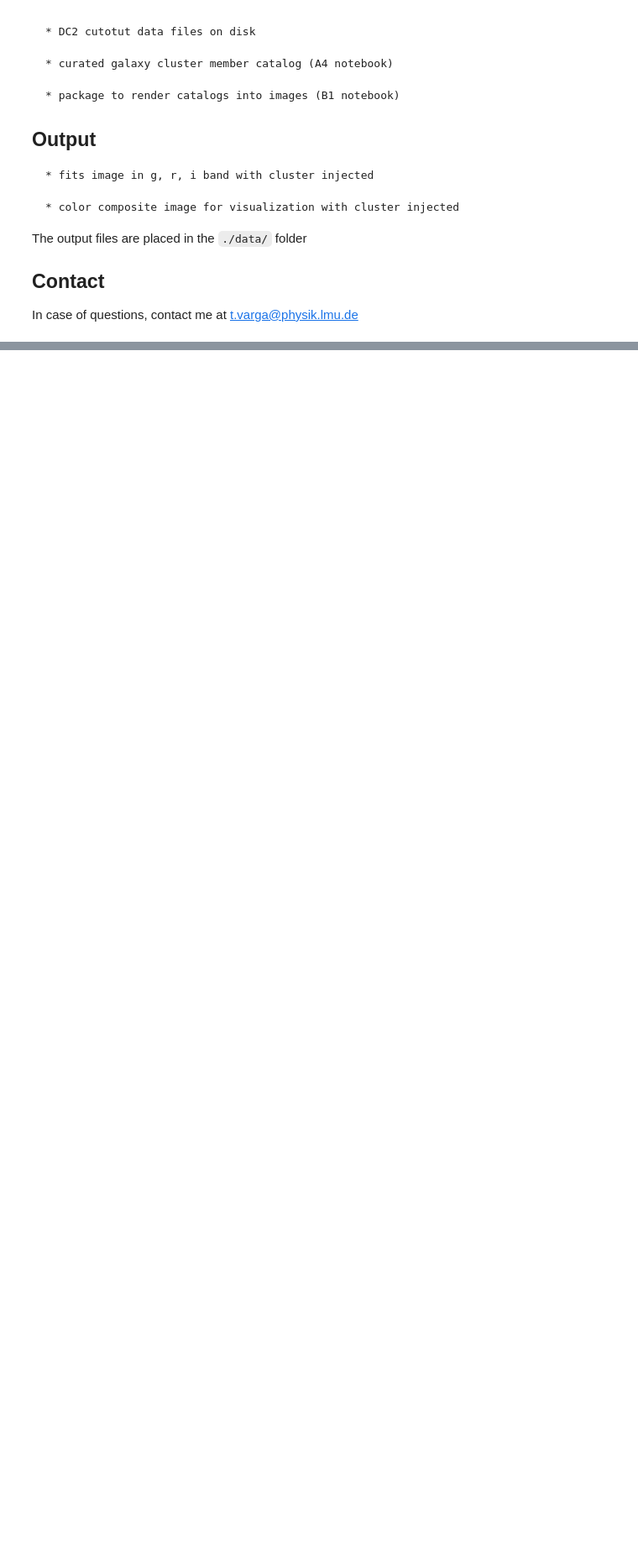
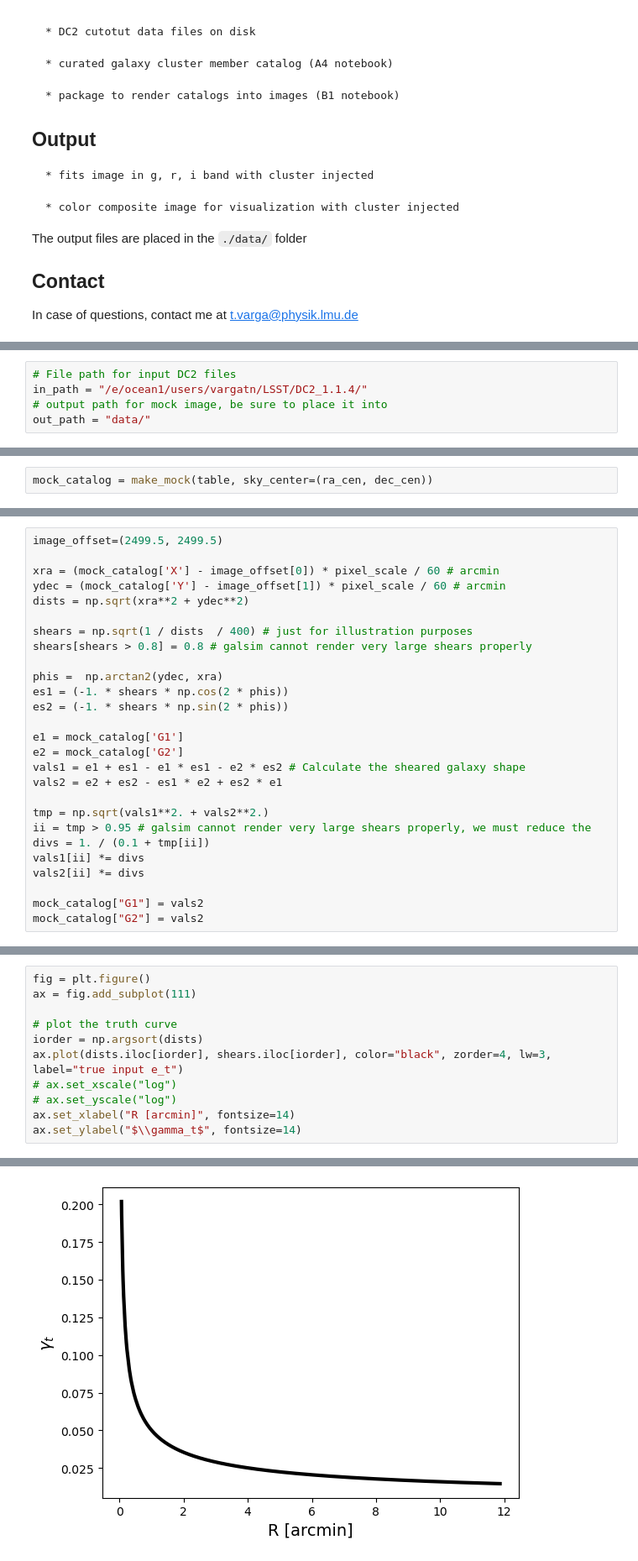
Before and after one commit to vargatn/synthetic, a Jupyter notebook: tutorial/B2_inject_image.ipynb, the cells around one changed output, grey strips where cells are left out. Shown at 84% size. Drawn from its saved outputs; the diff is of its cells as text; blank space fills up the shorter version.

```diff
--- a/tutorial/B2_inject_image.ipynb
+++ b/tutorial/B2_inject_image.ipynb
@@ -42,0 +69,5 @@ In case of questions, contact me at t.varga@physik.lmu.de
+# %%
+# File path for input DC2 files
+in_path = "/e/ocean1/users/vargatn/LSST/DC2_1.1.4/"
+# output path for mock image, be sure to place it into
+out_path = "data/"
@@ -42,0 +141,2 @@ In case of questions, contact me at t.varga@physik.lmu.de
+# %%
+mock_catalog = make_mock(table, sky_center=(ra_cen, dec_cen))
@@ -42,0 +153,27 @@ In case of questions, contact me at t.varga@physik.lmu.de
+# %%
+image_offset=(2499.5, 2499.5)
+
+xra = (mock_catalog['X'] - image_offset[0]) * pixel_scale / 60 # arcmin
+ydec = (mock_catalog['Y'] - image_offset[1]) * pixel_scale / 60 # arcmin
+dists = np.sqrt(xra**2 + ydec**2)
+
+shears = np.sqrt(1 / dists  / 400) # just for illustration purposes
+shears[shears > 0.8] = 0.8 # galsim cannot render very large shears properly
+
+phis =  np.arctan2(ydec, xra)
+es1 = (-1. * shears * np.cos(2 * phis))
+es2 = (-1. * shears * np.sin(2 * phis))
+
+e1 = mock_catalog['G1']
+e2 = mock_catalog['G2']
+vals1 = e1 + es1 - e1 * es1 - e2 * es2 # Calculate the sheared galaxy shape
+vals2 = e2 + es2 - es1 * e2 + es2 * e1
+
+tmp = np.sqrt(vals1**2. + vals2**2.)
+ii = tmp > 0.95 # galsim cannot render very large shears properly, we must reduce the
+divs = 1. / (0.1 + tmp[ii])
+vals1[ii] *= divs
+vals2[ii] *= divs
+
+mock_catalog["G1"] = vals2
+mock_catalog["G2"] = vals2
@@ -42,0 +191,12 @@ In case of questions, contact me at t.varga@physik.lmu.de
+# %%
+fig = plt.figure()
+ax = fig.add_subplot(111)
+
+# plot the truth curve
+iorder = np.argsort(dists)
+ax.plot(dists.iloc[iorder], shears.iloc[iorder], color="black", zorder=4, lw=3, label="true input e_t")
+# ax.set_xscale("log")
+# ax.set_yscale("log")
+ax.set_xlabel("R [arcmin]", fontsize=14)
+ax.set_ylabel("$\\gamma_t$", fontsize=14)
+# %% [output]
@@ -42,0 +204 @@ In case of questions, contact me at t.varga@physik.lmu.de
+[figure, added]
```
Also changed, not shown: parts of 19 cells of this notebook.
